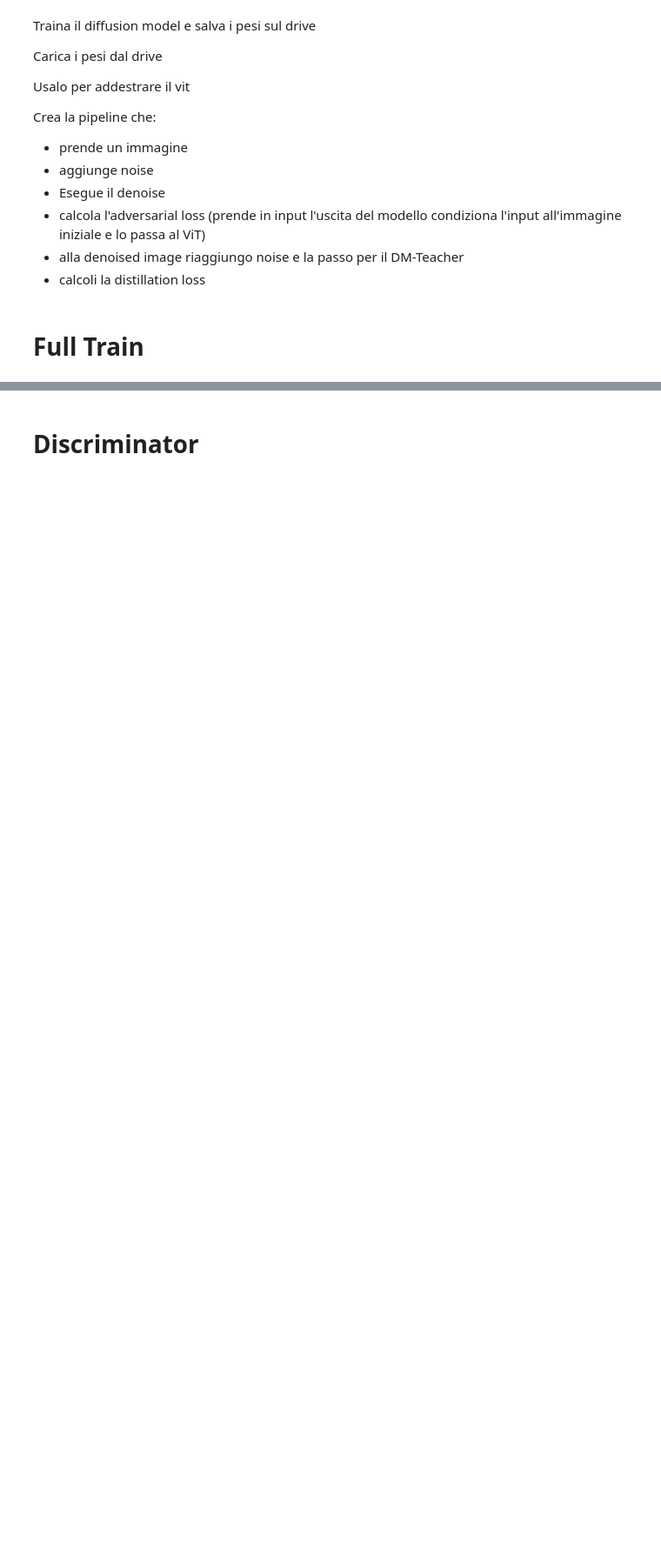
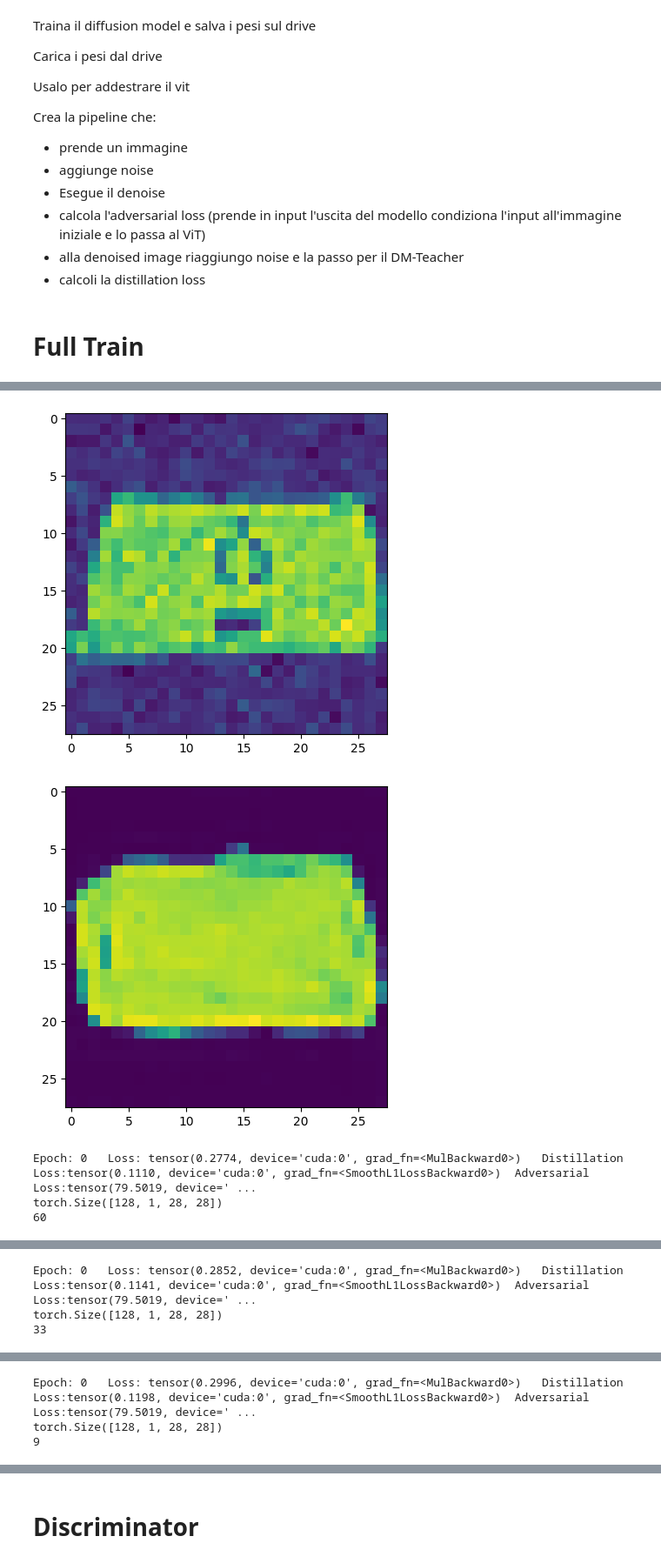
Before and after one commit to FedericoRaschiatore0123/Neural_Network, a Jupyter notebook: Copia_di_Adversarial_Diffusion_Distillation.ipynb, the cells around one changed output, grey strips where cells are left out. Shown at 87% size. Drawn from its saved outputs; the diff is of its cells as text; code cells hidden in the pictures; blank space fills up the shorter version.

```diff
--- a/Copia_di_Adversarial_Diffusion_Distillation.ipynb
+++ b/Copia_di_Adversarial_Diffusion_Distillation.ipynb
@@ -495,7 +495,7 @@ def num_to_groups(num, divisor):
         arr.append(remainder)
     return arr
 
-epochs = 20
+epochs = 0
 results_folder = Path("./results")
 results_folder.mkdir(exist_ok = True)
 save_and_sample_every = 100
@@ -574,19 +556,19 @@ def p_sample(model, x, t, t_index):
 
 # Algorithm 2 but save all images:
 @torch.no_grad()
-def p_sample_loop(model, shape, timesteps):
+def p_sample_loop(model,img, shape, timesteps):
     device = next(model.parameters()).device
 
     b = shape[0]
     # start from pure noise (for each example in the batch)
-    img = torch.randn(shape, device=device)
+    #img = torch.randn(shape, device=device)
     imgs = []
 
     for i in reversed(range(0, timesteps)):   #tqdm(reversed(range(0, timesteps)), desc='sampling loop time step', total=timesteps):
         img = p_sample(model, img, torch.full((b,), i, device=device, dtype=torch.long), i)
-        imgs.append(img.cpu().numpy())
+        imgs.append(img)
     return imgs
 
 @torch.no_grad()
-def sample(model, image_size, timestep, batch_size=BATCH_SIZE, channels=3):  #QUELLO SU CUI DEVI LAVORARE E' TIMESTEPS PERCHè NEL DM-TEACHER PUò ESSERE 500 MA NEL ADD DEVE ESSERE 1-4
-    return p_sample_loop(model, shape=(batch_size, channels, image_size, image_size), timesteps=timestep)
+def sample(model, img, image_size, timestep, batch_size=BATCH_SIZE, channels=3):  #QUELLO SU CUI DEVI LAVORARE E' TIMESTEPS PERCHè NEL DM-TEACHER PUò ESSERE 500 MA NEL ADD DEVE ESSERE 1-4
+    return p_sample_loop(model, img,  shape=(batch_size, channels, image_size, image_size), timesteps=timestep)
@@ -764,7 +712,7 @@ class ViT(nn.Module):
 losses = []
 discriminator_model = ViT(128, 256, 1, 1).to(device)
 # %%
-num_epochs=5
+num_epochs=0
 criterion = nn.BCELoss()
 optimizer = torch.optim.Adam(discriminator_model.parameters(), lr=1e-3)
 
@@ -847,8 +777,8 @@ Crea la pipeline che:
 image_size = 28
 channels = 1
 batch_size = 128
-student_timesteps = 100
-teacher_timesteps= 500
+student_timesteps = 4
+teacher_timesteps= 400
 
 # Specifica il percorso nel tuo Google Drive dove hai salvato il modello
 diffusion_path = '/content/drive/MyDrive/diffusion_model.pth'
@@ -893,8 +807,8 @@ save_and_sample_every = 100
 disc_loss = nn.BCELoss()
 dis_loss = nn.MSELoss()
 l = 2.5
-student_optimizer = Adam(student_model.parameters(), lr=1e-3)
-discriminator_optimizer = Adam(discriminator_model.parameters(), lr=1e-3)
+student_optimizer = Adam(student_model.parameters(), lr=1e-6)
+discriminator_optimizer = Adam(discriminator_model.parameters(), lr=1e-4)
 
 
 for epoch in range(epochs):
@@ -914,15 +828,29 @@ for epoch in range(epochs):
 
       batch_size = batch[0].shape[0]
       batch = batch[0].to(device)
+      print(batch.shape)
 
-      t_student = torch.randint(0, student_timesteps, (batch_size,), device=device).long()
+      t_student = torch.randint(0, 50, (batch_size,), device=device).long()
       t_teacher = torch.randint(0, teacher_timesteps, (batch_size,), device=device).long()
 
       noise=torch.randn_like(batch) #crea rumore con la stessa dimensione del batch
       x_noisy_student = q_sample(x_start=batch, t=t_student, noise=noise)
       predicted_noise = student_model(x_noisy_student[0], t_student)
 
-      student_data = denoise_image(predicted_noise, student_model,  timesteps=student_timesteps)
+      student_data = sample( student_model, x_noisy_student[0], image_size, timestep=student_timesteps,  batch_size=BATCH_SIZE, channels=channels)
+
+      # show a random one
+      random_index = random.randint(0, 127)
+      print(random_index)
+
+      image_data = student_data[-1][random_index].cpu().numpy().reshape(image_size, image_size, channels)
+
+      # Normalizza i dati dell'immagine nel range [0, 1] se sono float
+      #image_data_normalized = image_data / np.max(image_data)
+
+      # Visualizza l'immagine normalizzata
+      plt.imshow(image_data)
+      plt.show()
 
       # Etichette per esempi reali e falsi
       real_labels = torch.ones(BATCH_SIZE, 1).to(device)
@@ -933,25 +861,30 @@ for epoch in range(epochs):
       if output_real.shape[0] == BATCH_SIZE:
         loss_real = disc_loss(output_real, real_labels)
         # Forward pass per esempi falsi
-        output_fake = discriminator_model(student_data[-1].detach())  # Detach per evitare di propagare il gradiente al generatore
+        #output_fake = discriminator_model(student_data[-1])  # Detach per evitare di propagare il gradiente al generatore
         loss_fake = disc_loss(output_fake, fake_labels)
 
         # Calcolo totale della loss
         adversarial_loss = loss_real + loss_fake
 
-
-
-      noise=torch.randn_like(student_data[-1])
-      x_noisy_teacher = q_sample(x_start=student_data[-1], t=t_teacher, noise=noise)
+      x_noisy_teacher = q_sample(x_start=batch, t=t_teacher, noise=noise)
 
       teacher_predicted_noise = teacher_model(x_noisy_teacher[0], t_teacher)
 
-      teacher_data = denoise_image(teacher_predicted_noise, teacher_model, timesteps=teacher_timesteps)
+      teacher_data = sample( teacher_model, x_noisy_teacher[0], image_size, timestep=teacher_timesteps,  batch_size=BATCH_SIZE, channels=channels)
 
+      image_data = teacher_data[-1][random_index].cpu().numpy().reshape(image_size, image_size, channels)
+
+      # Normalizza i dati dell'immagine nel range [0, 1] se sono float
+      #image_data_normalized = image_data / np.max(image_data)
+
+      # Visualizza l'immagine normalizzata
+      plt.imshow(image_data)
+      plt.show()
       #DISTILLATION LOSS
       #distill_loss = distillation_loss(student_data[-1], teacher_data[-1])
-      distill_loss = F.mse_loss(teacher_data[-1], student_data[-1])
-      loss = l*distill_loss + adversarial_loss
+      distill_loss = F.smooth_l1_loss(student_data[-1].requires_grad_(), teacher_data[-1])
+      loss = l*distill_loss #+ adversarial_loss
 
       print("Epoch: " + str(epoch) + "   Loss:", str(loss), "  Distillation Loss:" + str(distill_loss), " Adversarial Loss:" + str(adversarial_loss) )
 
@@ -978,0 +897,5 @@ Epoch: 0   Loss: tensor(1.8709, device='cuda:0', grad_fn=<AddBackward0>)   Disti
+[figure, added]
+[figure, added]
+Epoch: 0   Loss: tensor(0.2774, device='cuda:0', grad_fn=<MulBackward0>)   Distillation Loss:tensor(0.1110, device='cuda:0', grad_fn=<SmoothL1LossBackward0>)  Adversarial Loss:tensor(79.5019, device=' ...
+torch.Size([128, 1, 28, 28])
+60
@@ -978,0 +904,3 @@ Epoch: 0   Loss: tensor(1.8709, device='cuda:0', grad_fn=<AddBackward0>)   Disti
+Epoch: 0   Loss: tensor(0.2852, device='cuda:0', grad_fn=<MulBackward0>)   Distillation Loss:tensor(0.1141, device='cuda:0', grad_fn=<SmoothL1LossBackward0>)  Adversarial Loss:tensor(79.5019, device=' ...
+torch.Size([128, 1, 28, 28])
+33
@@ -978,0 +909,3 @@ Epoch: 0   Loss: tensor(1.8709, device='cuda:0', grad_fn=<AddBackward0>)   Disti
+Epoch: 0   Loss: tensor(0.2996, device='cuda:0', grad_fn=<MulBackward0>)   Distillation Loss:tensor(0.1198, device='cuda:0', grad_fn=<SmoothL1LossBackward0>)  Adversarial Loss:tensor(79.5019, device=' ...
+torch.Size([128, 1, 28, 28])
+9
```
Also changed, not shown: parts of 12 cells of this notebook.
